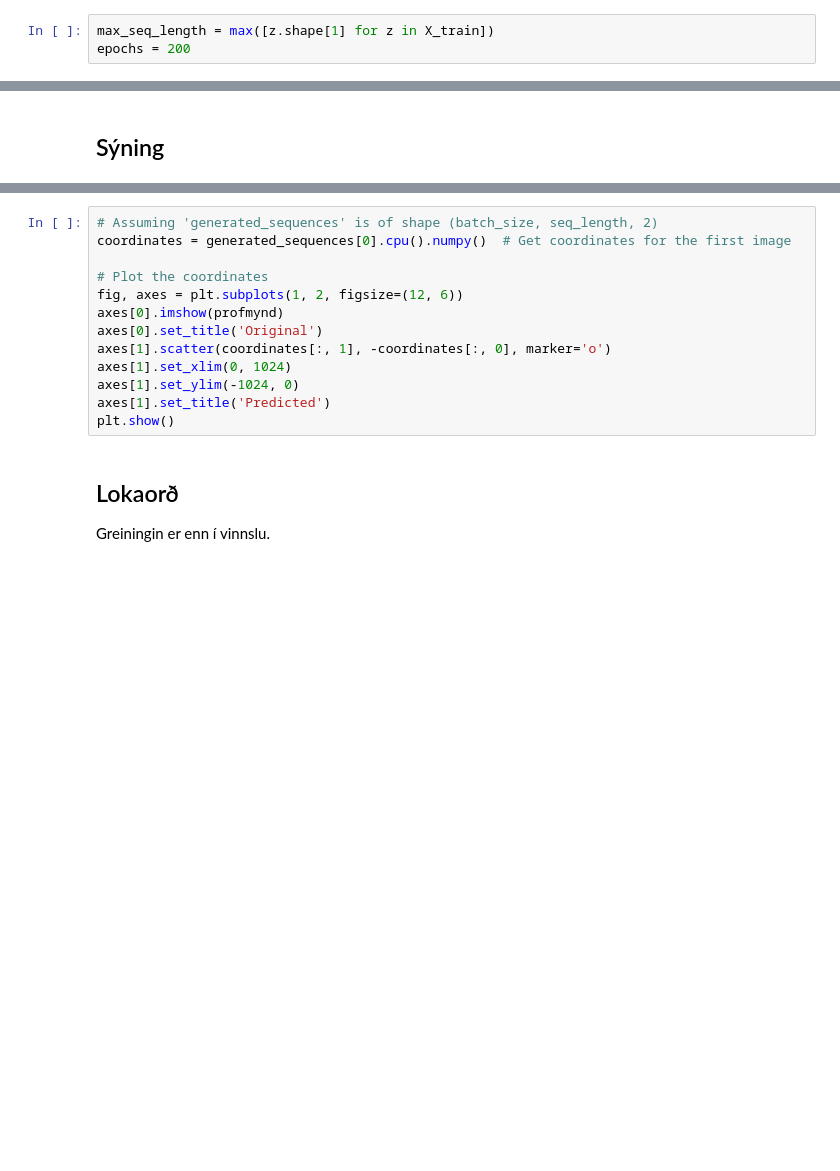
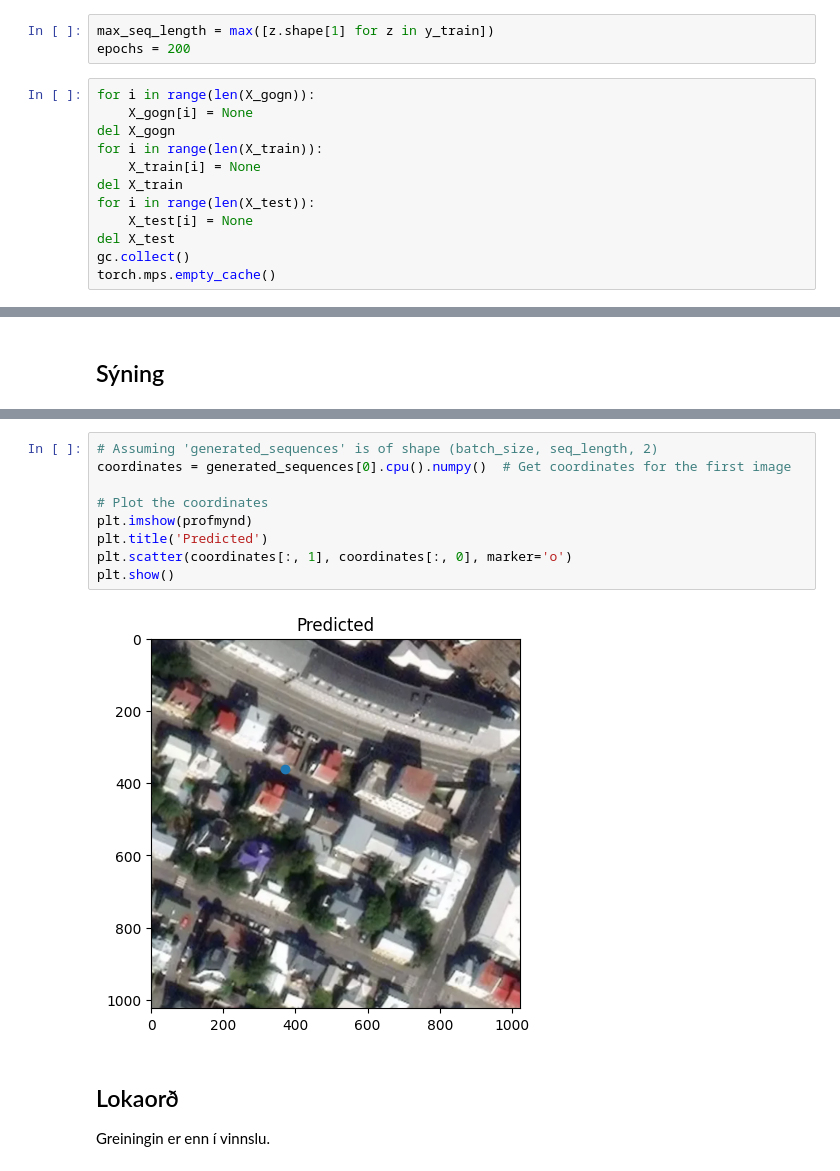
Before and after one commit to nholmesking/envalys-nathan, a Jupyter notebook: Nathan HK vegir.ipynb, the cells around one changed output, grey strips where cells are left out. Cells and saved outputs as stored; diff of their text form; blank space fills up the shorter version.

```diff
--- a/Nathan HK vegir.ipynb
+++ b/Nathan HK vegir.ipynb
@@ -569,8 +577,20 @@ class CoordinateDecoder(nn.Module):
         stop_probs = torch.cat(stop_probs, dim=1)
         return outputs, stop_probs
 # %%
-max_seq_length = max([z.shape[1] for z in X_train])
+max_seq_length = max([z.shape[1] for z in y_train])
 epochs = 200
+# %%
+for i in range(len(X_gogn)):
+    X_gogn[i] = None
+del X_gogn
+for i in range(len(X_train)):
+    X_train[i] = None
+del X_train
+for i in range(len(X_test)):
+    X_test[i] = None
+del X_test
+gc.collect()
+torch.mps.empty_cache()
 # %%
 byrjun = time.time()
 # Initialize the decoder
@@ -709,16 +768,14 @@ generated_sequences
 # %%
 # Assuming 'generated_sequences' is of shape (batch_size, seq_length, 2)
 coordinates = generated_sequences[0].cpu().numpy()  # Get coordinates for the first image
 
 # Plot the coordinates
-fig, axes = plt.subplots(1, 2, figsize=(12, 6))
-axes[0].imshow(profmynd)
-axes[0].set_title('Original')
-axes[1].scatter(coordinates[:, 1], -coordinates[:, 0], marker='o')
-axes[1].set_xlim(0, 1024)
-axes[1].set_ylim(-1024, 0)
-axes[1].set_title('Predicted')
+plt.imshow(profmynd)
+plt.title('Predicted')
+plt.scatter(coordinates[:, 1], coordinates[:, 0], marker='o')
 plt.show()
+# %% [output]
+[figure, added]
 # %% [markdown]
 ## Lokaorð
 Greiningin er enn í vinnslu.
```
Also changed, not shown: parts of 17 cells of this notebook.
